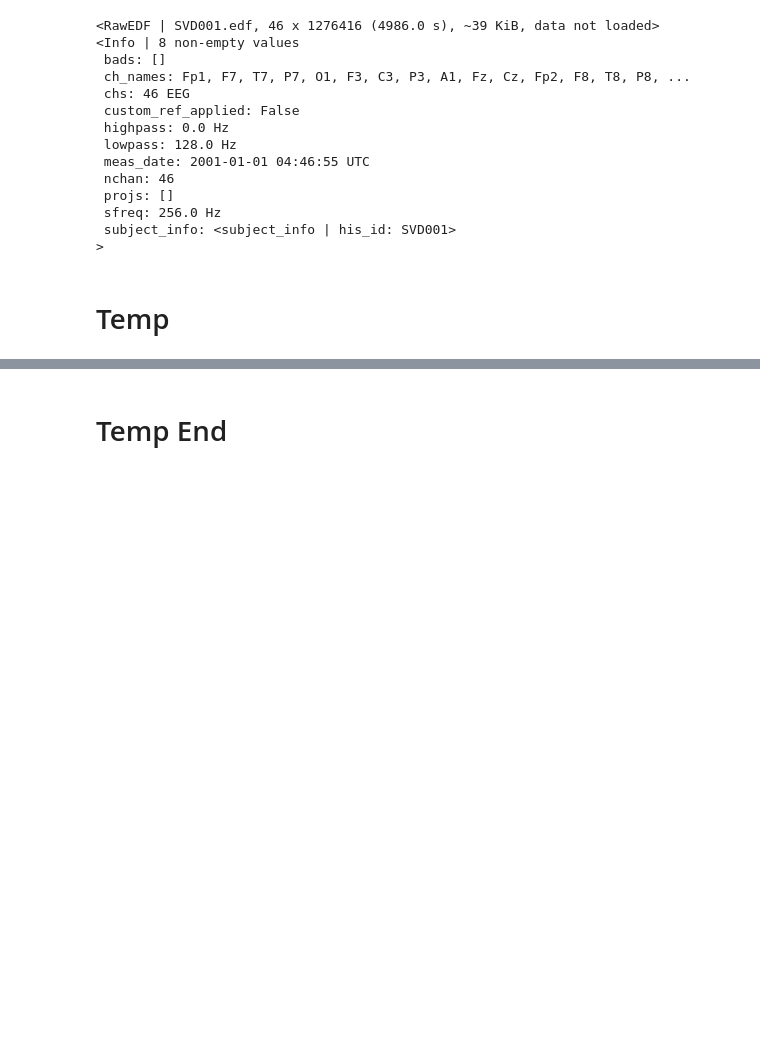
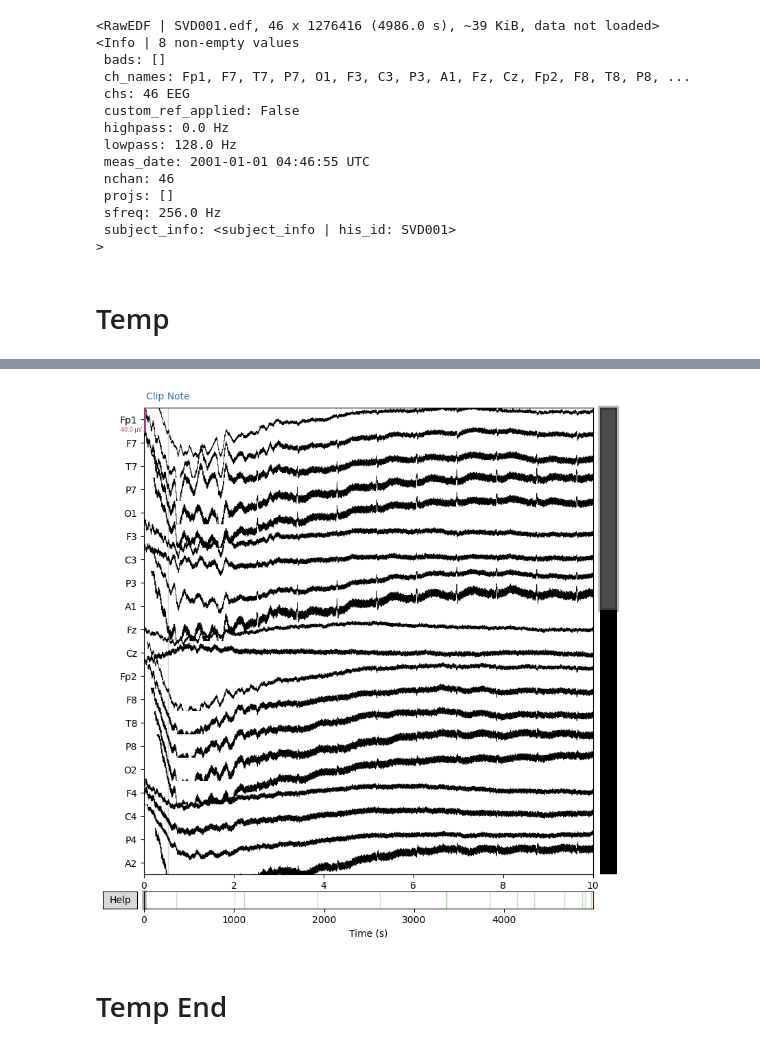
Before and after one commit to mettinger/eegCompress, a Jupyter notebook: prepData.ipynb, the cells around one changed output, grey strips where cells are left out. Saved outputs shown, nothing was run; the diff lists cells and outputs as text; code cells hidden in the pictures; blank space fills up the shorter version.

```diff
--- a/prepData.ipynb
+++ b/prepData.ipynb
@@ -122,0 +175,4 @@ Ready.
+# %%
+raw.plot()
+# %% [output]
+[figure, added]
```
Also changed, not shown: parts of 14 cells of this notebook.
